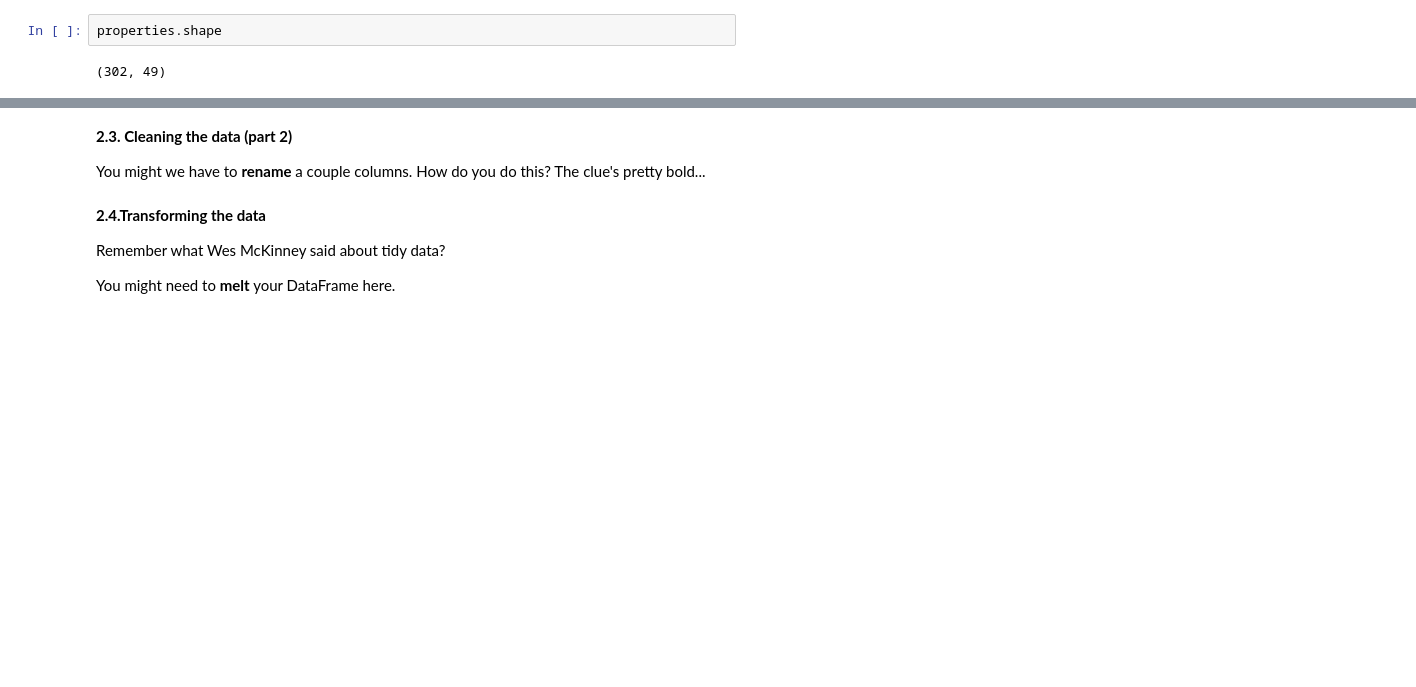
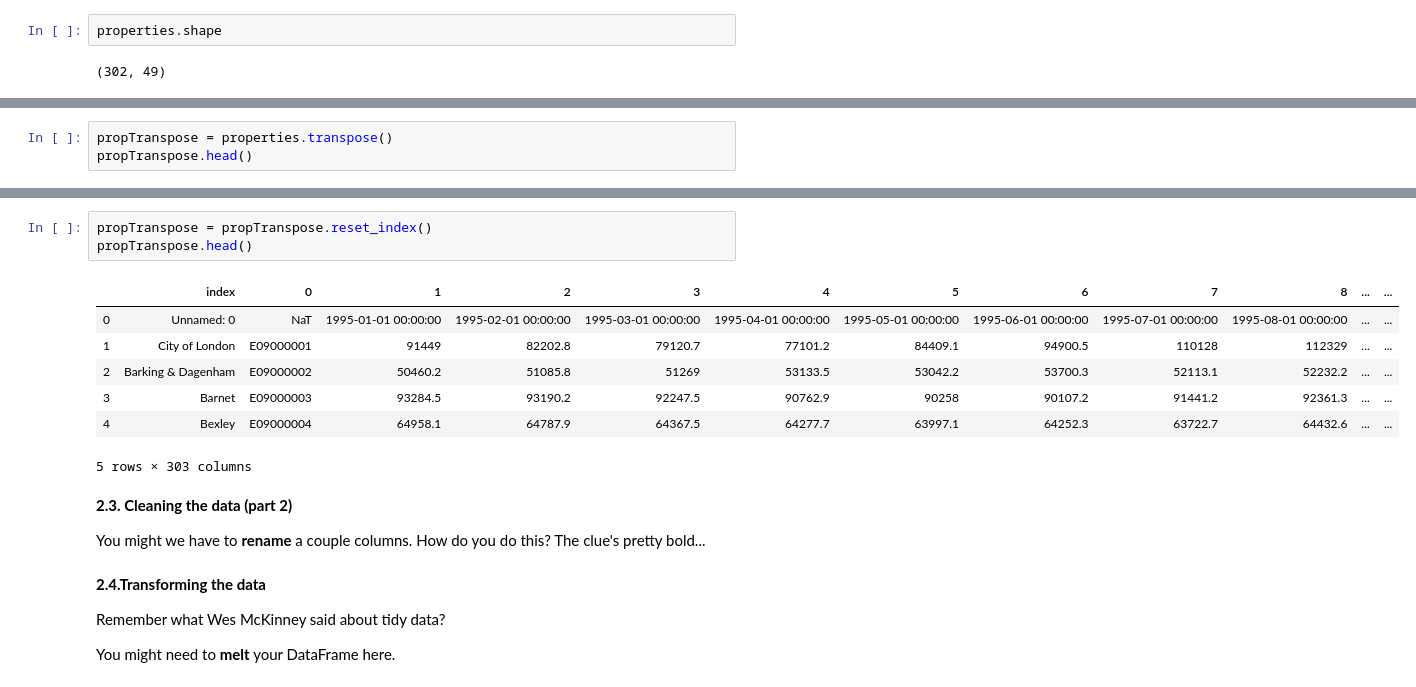
Before and after one commit to asaadkhattab/LondonHousing, a Jupyter notebook: londonhousingcasestudy.ipynb, the cells around one changed output, grey strips where cells are left out. Drawn from its saved outputs; the diff is of its cells as text; blank space fills up the shorter version.

Commit message:
Added Transpose method

```diff
--- a/londonhousingcasestudy.ipynb
+++ b/londonhousingcasestudy.ipynb
@@ -129,0 +131,3 @@ Don't be afraid to use StackOverflow for help  with this.
+# %%
+propTranspose = properties.transpose()
+propTranspose.head()
@@ -130,3 +157,14 @@ Don't be afraid to use StackOverflow for help  with this.
+# %%
+propTranspose = propTranspose.reset_index()
+propTranspose.head()
+# %% [output]
+|  | index | 0 | 1 | 2 | 3 | 4 | 5 | 6 | 7 | 8 | ... | ... |
+| 0 | Unnamed: 0 | NaT | 1995-01-01 00:00:00 | 1995-02-01 00:00:00 | 1995-03-01 00:00:00 | 1995-04-01 00:00:00 | 1995-05-01 00:00:00 | 1995-06-01 00:00:00 | 1995-07-01 00:00:00 | 1995-08-01 00:00:00 | ... | ... |
+| 1 | City of London | E09000001 | 91449 | 82202.8 | 79120.7 | 77101.2 | 84409.1 | 94900.5 | 110128 | 112329 | ... | ... |
+| 2 | Barking & Dagenham | E09000002 | 50460.2 | 51085.8 | 51269 | 53133.5 | 53042.2 | 53700.3 | 52113.1 | 52232.2 | ... | ... |
+| 3 | Barnet | E09000003 | 93284.5 | 93190.2 | 92247.5 | 90762.9 | 90258 | 90107.2 | 91441.2 | 92361.3 | ... | ... |
+| 4 | Bexley | E09000004 | 64958.1 | 64787.9 | 64367.5 | 64277.7 | 63997.1 | 64252.3 | 63722.7 | 64432.6 | ... | ... |
+5 rows × 303 columns
 # %% [markdown]
 **2.3. Cleaning the data (part 2)**
 
```
Also changed, not shown: parts of 3 cells of this notebook.
